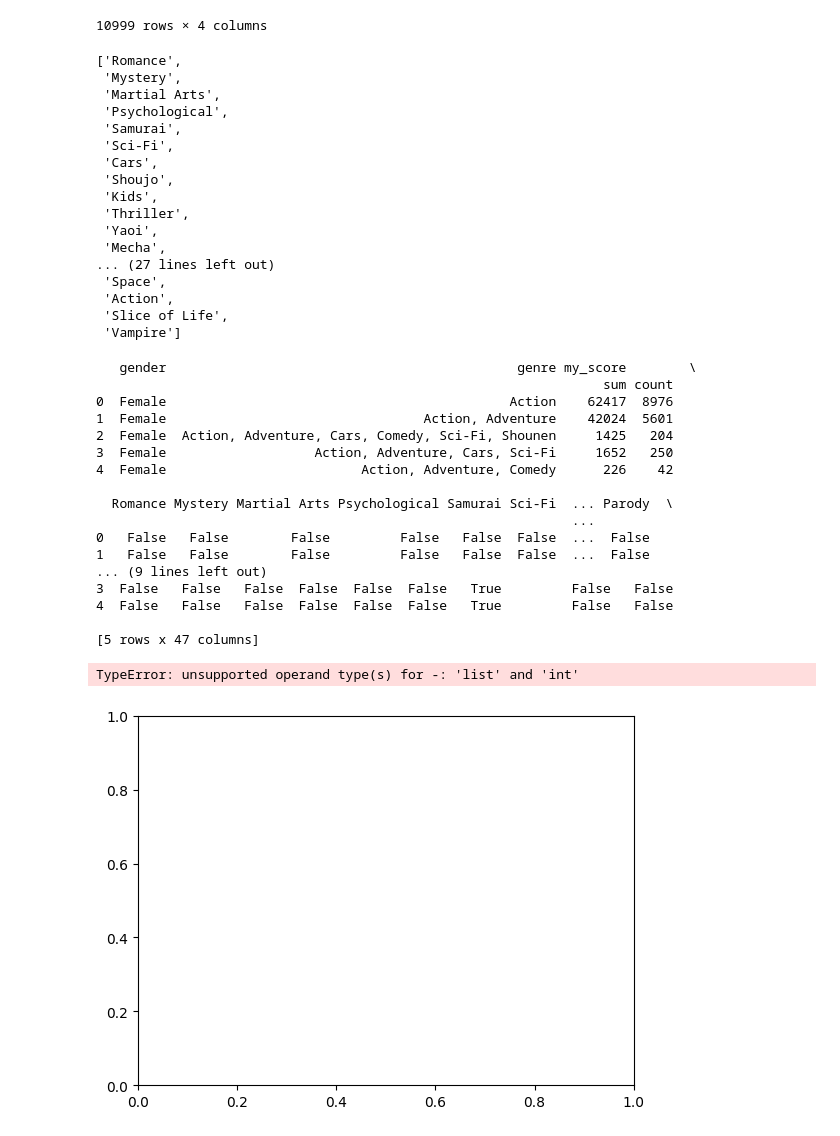
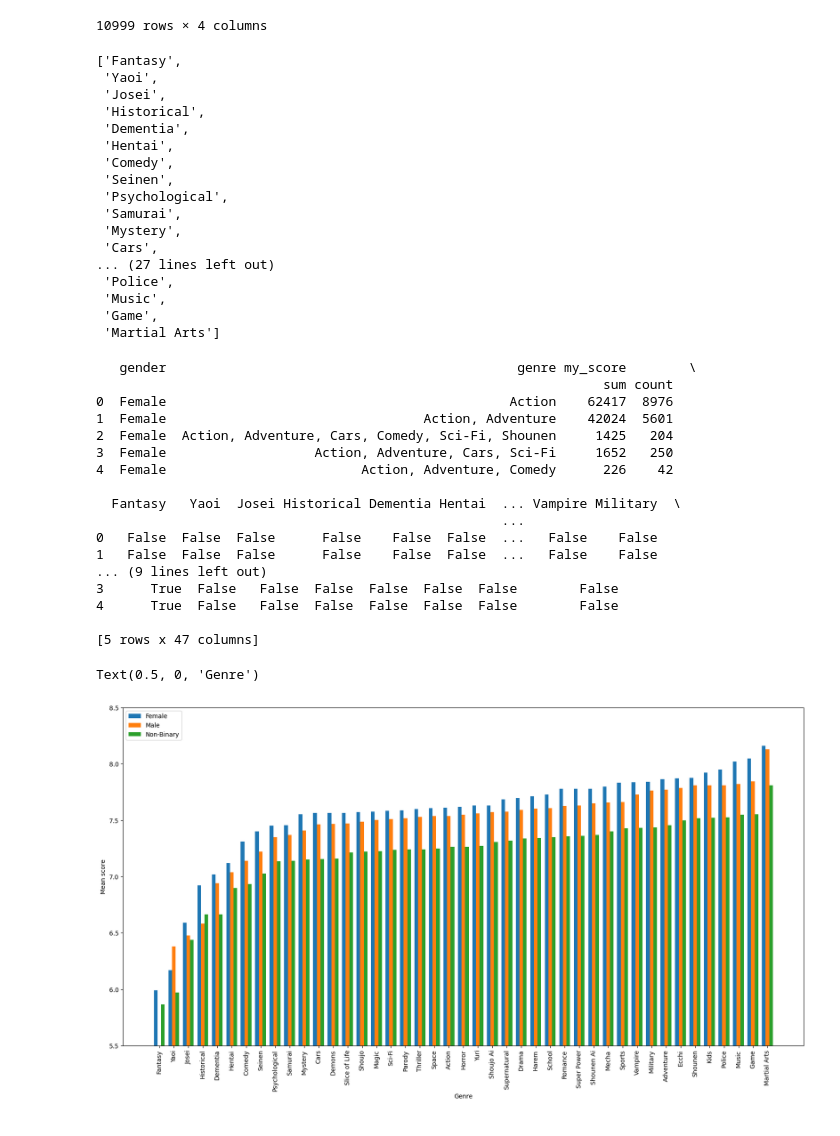
Before and after one commit to Rxsengxn/examine-anime-dataset, a Jupyter notebook: selge.ipynb, the cells around one changed output. Cells and saved outputs as stored; diff of their text form; code cells hidden in the pictures.

Commit message:
added fix graph

```diff
--- a/selge.ipynb
+++ b/selge.ipynb
@@ -2,7 +2,7 @@
 import pandas as pd
 import numpy as np
 #chunk = pd.read_csv("./Anime dataset 2023/final_animedataset.csv", chunksize=1000000)
-df = pd.read_csv("./Anime dataset 2023/final_animedataset.csv")
+df = pd.read_csv("final_animedataset.csv")
 #for df in chunk:
 #    break
 df.head(5)
@@ -88,23 +48,23 @@ genre = a.genre.str.split(', ')
 unique_genre = list({x for l in genre.dropna() for x in l})
 unique_genre
 # %% [output]
-['Romance',
- 'Mystery',
- 'Martial Arts',
+['Fantasy',
+ 'Yaoi',
+ 'Josei',
+ 'Historical',
+ 'Dementia',
+ 'Hentai',
+ 'Comedy',
+ 'Seinen',
  'Psychological',
  'Samurai',
- 'Sci-Fi',
+ 'Mystery',
  'Cars',
- 'Shoujo',
- 'Kids',
- 'Thriller',
- 'Yaoi',
- 'Mecha',
 ... (27 lines left out)
- 'Space',
- 'Action',
- 'Slice of Life',
- 'Vampire']
+ 'Police',
+ 'Music',
+ 'Game',
+ 'Martial Arts']
 # %%
 for i in unique_genre:
     a[i] = genre.map(lambda x: i in x, na_action="ignore")
@@ -118,34 +78,40 @@ print(a.head(5))
 3  Female                   Action, Adventure, Cars, Sci-Fi     1652   250
 4  Female                         Action, Adventure, Comedy      226    42
 
-  Romance Mystery Martial Arts Psychological Samurai Sci-Fi  ... Parody  \
-                                                             ...
-0   False   False        False         False   False  False  ...  False
-1   False   False        False         False   False  False  ...  False
+  Fantasy   Yaoi  Josei Historical Dementia Hentai  ... Vampire Military  \
+                                                    ...
+0   False  False  False      False    False  False  ...   False    False
+1   False  False  False      False    False  False  ...   False    False
 ... (9 lines left out)
-3  False   False   False  False  False  False   True         False   False
-4  False   False   False  False  False  False   True         False   False
+3      True  False   False  False  False  False  False        False
+4      True  False   False  False  False  False  False        False
 
 [5 rows x 47 columns]
 # %%
 import matplotlib.pyplot as plt
 
+plt.figure(figsize=(20, 10))
 ax = plt.subplot(111)
-for g in ["Female", "Male", "Non-Binary"]:
+bar_width = 0.25
+index = np.arange(len(unique_genre))
+
+for i, g in enumerate(["Female", "Male", "Non-Binary"]):
     genred = {}
     for genre in unique_genre:
         s = a.loc[(a["gender"]==g) & (a[genre]==True)]
-        mean = s["my_score"]["sum"].sum() / s["my_score"]["count"].sum()
+        mean = s[("my_score", "sum")].sum() / s[("my_score", "count")].sum()
         genred[genre] = mean
     genred = {k: v for k, v in sorted(genred.items(), key=lambda item: item[1])}
     names = list(genred.keys())
     values = list(genred.values())
-    ax.bar(names, values, label=g)
-    ax.set_ylim([5.5, 8.5])
+    ax.bar(index + i * bar_width, values, bar_width, label=g)
+
+ax.set_ylim([5.5, 8.5])
+ax.set_xticks(index + bar_width)
+ax.set_xticklabels(unique_genre, rotation=90)
 plt.legend(loc="upper left")
 plt.ylabel("Mean score")
 plt.xlabel("Genre")
-plt.xticks(rotation=90)
 # %% [output]
-TypeError: unsupported operand type(s) for -: 'list' and 'int'
+Text(0.5, 0, 'Genre')
-[figure, old version]
+[figure, new version]
```
Also changed, not shown: parts of 11 cells of this notebook.
